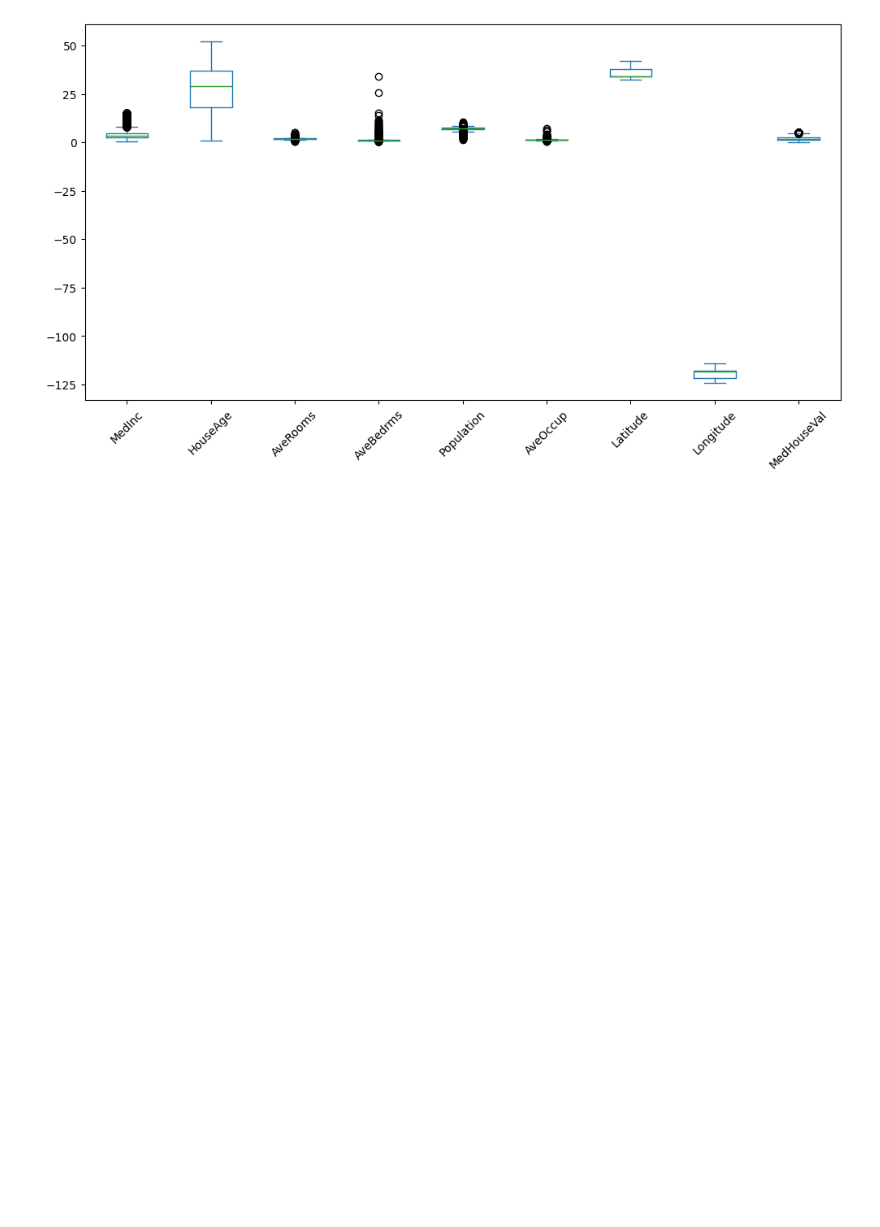
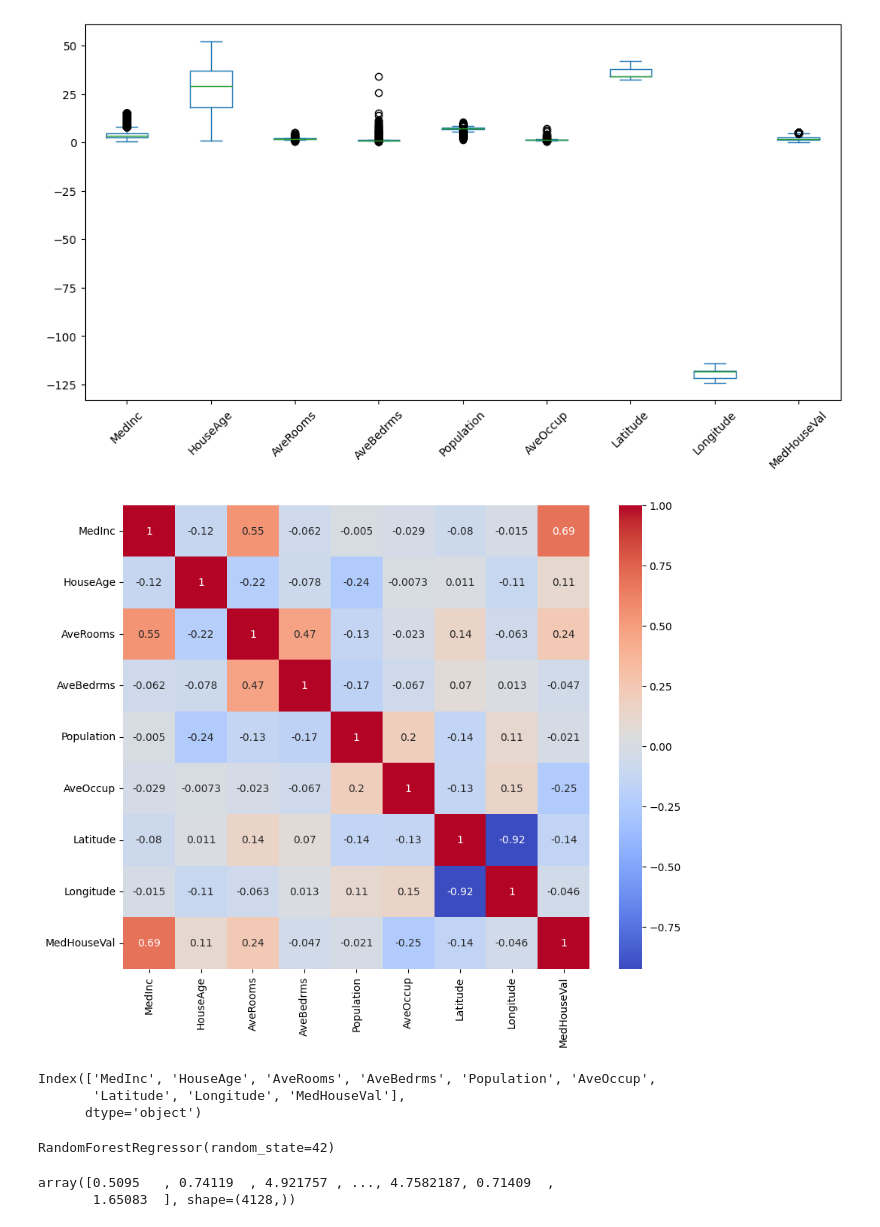
Before and after one commit to karthik-k11/Machine-Learning, a Jupyter notebook: ML/XGBoost_Practice.ipynb, the cells around one changed output. Cells and saved outputs as stored; diff of their text form; code cells hidden in the pictures; blank space fills up the shorter version.

```diff
--- a/ML/XGBoost_Practice.ipynb
+++ b/ML/XGBoost_Practice.ipynb
@@ -91,3 +91,16 @@ df.plot(kind='box', figsize= (12,6), rot=45)
 # %% [output]
 <Axes: >
 [figure]
+# %%
+corr= df.corr(method='pearson')
+plt.figure(figsize=(10,8))
+sns.heatmap(corr, annot=True, cmap= 'coolwarm')
+plt.show()
+# %% [output]
+[figure, added]
+# %%
+df.columns
+# %% [output]
+Index(['MedInc', 'HouseAge', 'AveRooms', 'AveBedrms', 'Population', 'AveOccup',
+       'Latitude', 'Longitude', 'MedHouseVal'],
+      dtype='object')
@@ -93,0 +113,12 @@ df.plot(kind='box', figsize= (12,6), rot=45)
+# %%
+from sklearn.ensemble import RandomForestRegressor
+model= RandomForestRegressor(n_estimators= 100, random_state=42)
+model.fit(X_train, y_train)
+# %% [output]
+RandomForestRegressor(random_state=42)
+# %%
+y_pred= model.predict(X_test)
+y_pred
+# %% [output]
+array([0.5095   , 0.74119  , 4.921757 , ..., 4.7582187, 0.71409  ,
+       1.65083  ], shape=(4128,))
```
Also changed, not shown: parts of 10 cells of this notebook, 1 other file.
